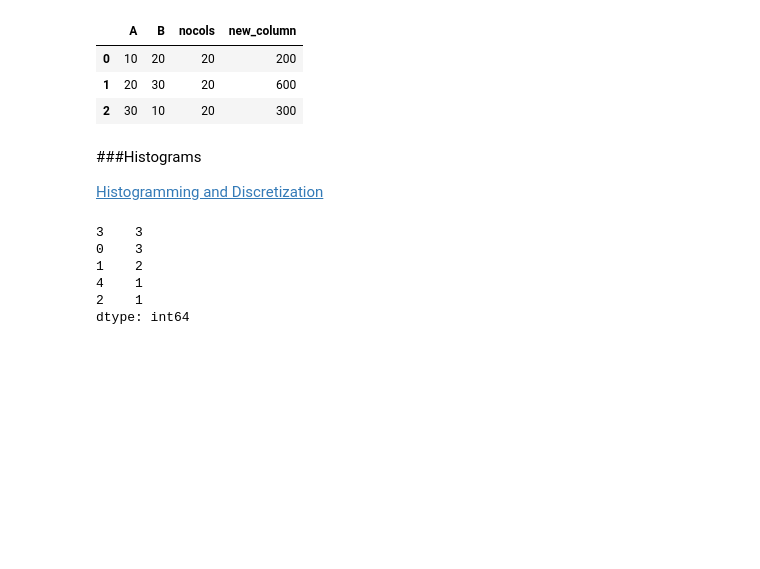
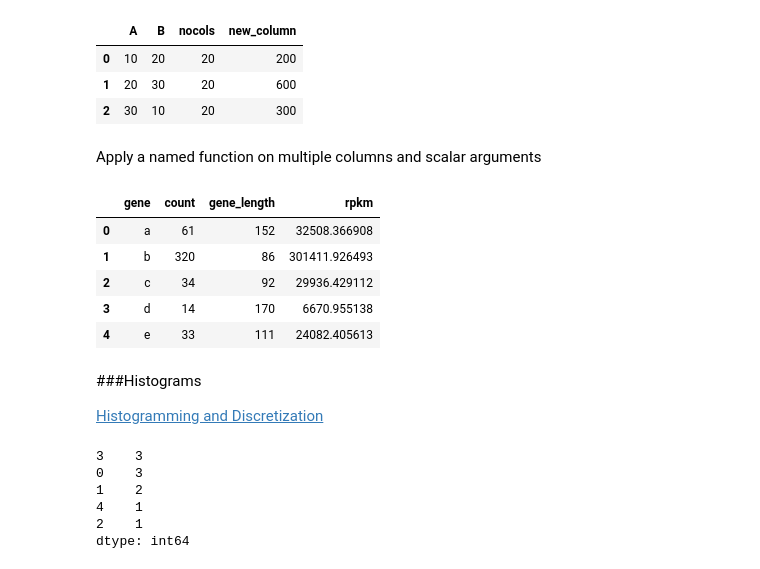
Before and after one commit to NelisW/PythonNotesToSelf, a Jupyter notebook: PandasCheatSheet.ipynb, the cells around one changed output. Cells and saved outputs as stored; diff of their text form; code cells hidden in the pictures; blank space fills up the shorter version.

```diff
--- a/PandasCheatSheet.ipynb
+++ b/PandasCheatSheet.ipynb
@@ -2127,6 +2127,34 @@ df
 | 0 | 10 | 20 | 20 | 200 |
 | 1 | 20 | 30 | 20 | 600 |
 | 2 | 30 | 10 | 20 | 300 |
+# %% [markdown]
+Apply a named function on multiple columns and scalar arguments
+# %%
+import pandas as pd
+data = {'gene':['a','b','c','d','e'],
+        'count':[61,320,34,14,33],
+        'gene_length':[152,86,92,170,111]}
+df = pd.DataFrame(data)
+df = df[["gene","count","gene_length"]]
+
+def calculate_RPKM(theC,theN, theL):
+    """
+    theC  == Total reads mapped to a feature (gene/linc)
+    theL  == Length of feature (gene/linc)
+    theN  == Total reads mapped
+    """
+    rpkm = ((10**9) * theC)/(theN * theL)
+    return rpkm
+N=12345
+df["rpkm"] = calculate_RPKM(df['count'],N,df['gene_length'])
+df
+# %% [output]
+|  | gene | count | gene_length | rpkm |
+| 0 | a | 61 | 152 | 32508.366908 |
+| 1 | b | 320 | 86 | 301411.926493 |
+| 2 | c | 34 | 92 | 29936.429112 |
+| 3 | d | 14 | 170 | 6670.955138 |
+| 4 | e | 33 | 111 | 24082.405613 |
 # %% [markdown]
 ###Histograms
 
```
Also changed, not shown: parts of 1 cell of this notebook, 2 other files.
